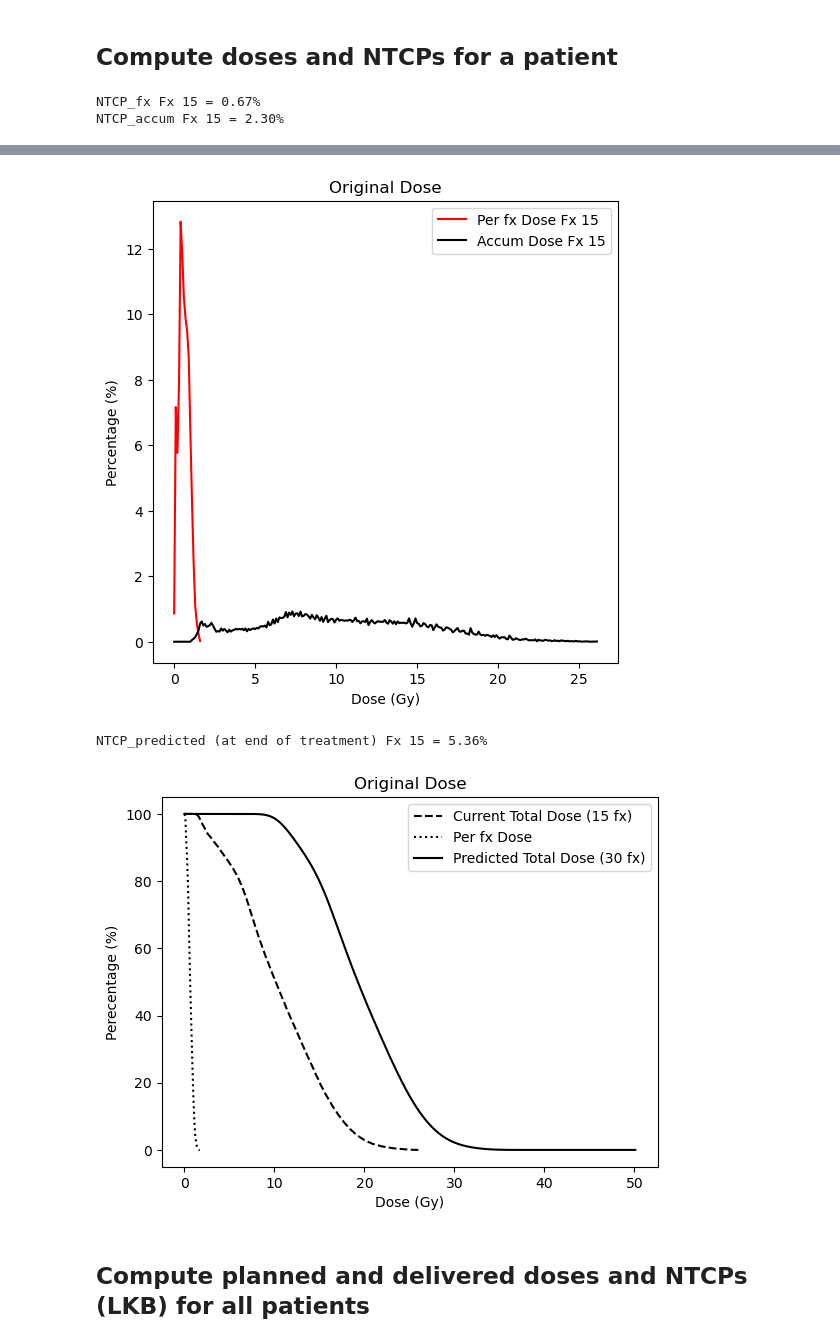
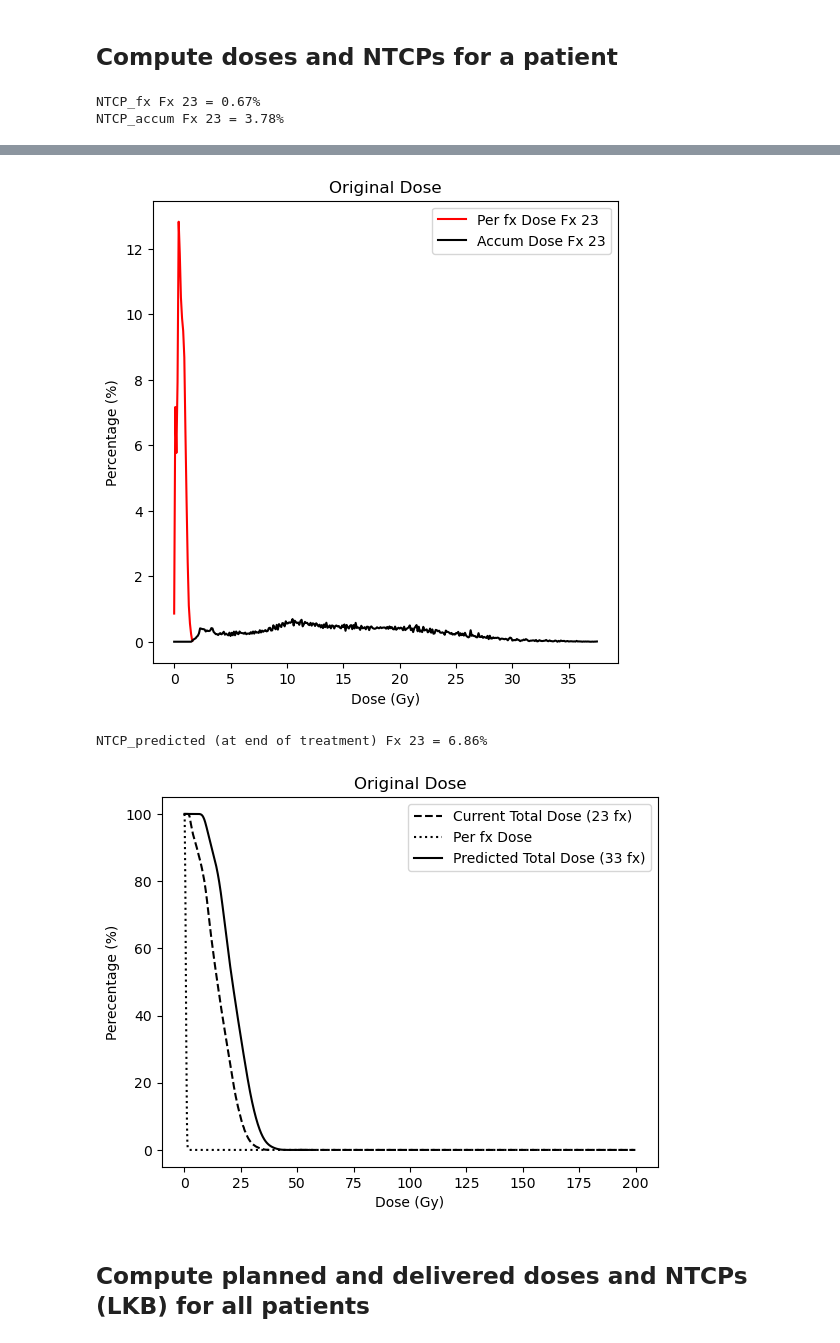
Before and after one commit to raulgarcia66/POMDP-ART, a Jupyter notebook: NTCP Changes/Compute NTCP values.ipynb, the cells around one changed output, grey strips where cells are left out. Saved outputs shown, nothing was run; the diff lists cells and outputs as text; code cells hidden in the pictures.

```diff
--- a/NTCP Changes/Compute NTCP values.ipynb
+++ b/NTCP Changes/Compute NTCP values.ipynb
@@ -421,7 +421,7 @@ nfx = len(all_fx_files)
 all_fx_files = [f'RD.Accumulated.{i+1}.fx.dcm dvh {group_name.lower()}.csv' for i in range(nfx)] # this sorts the fx no
 all_accum_files = [f'RD.Accumulated.{i+1}.dcm dvh {group_name.lower()}.csv' for i in range(nfx)]
 
-fx_no = 15
+fx_no = 22
 df_fx = pd.read_csv(os.path.join(INPUT_DIR,patient,group_name,all_fx_files[fx_no]))
 # Get only the desired structures
 parotid_found = False
@@ -447,7 +447,7 @@ dDVH_vol_percent_fx = -np.diff(vol_percent_fx)
 dDVH_vol_percent_fx = dDVH_vol_percent_fx[~np.isnan(dDVH_vol_percent_fx)] # keep non-NaN values
 # NTCP (from just this fraction)
 NTCP_fx = calculate_NTCP_LKB(dDVH_dose_fx, dDVH_vol_percent_fx, td50, m, n, aB_ratio, 1) # one since just considering this fx
-print(f'NTCP_fx Fx {fx_no} = {NTCP_fx:.2f}%')
+print(f'NTCP_fx Fx {fx_no+1} = {NTCP_fx:.2f}%')
 
 # fx_no = 15
 df_accum = pd.read_csv(os.path.join(INPUT_DIR,patient,group_name,all_accum_files[fx_no]))
@@ -466,12 +466,12 @@ dDVH_vol_percent_accum = -np.diff(vol_percent_accum)
 dDVH_vol_percent_accum = dDVH_vol_percent_accum[~np.isnan(dDVH_vol_percent_accum)] # keep non-NaN values
 # NTCP (all doses up to this fraction)
 NTCP_accum = calculate_NTCP_LKB(dDVH_dose_accum, dDVH_vol_percent_accum, td50, m, n, aB_ratio, fx_no) # nfx replaced 1
-print(f'NTCP_accum Fx {fx_no} = {NTCP_accum:.2f}%')
+print(f'NTCP_accum Fx {fx_no+1} = {NTCP_accum:.2f}%')
 
 # Plots
 plt.figure(figsize=(6,6))
-plt.plot(dose_fx, 100*vol_percent_fx, 'r', label=f'Per fx Dose Fx {fx_no}')
-plt.plot(dose_accum, 100*vol_percent_accum, 'k', label=f'Accum Dose Fx {fx_no}')
+plt.plot(dose_fx, 100*vol_percent_fx, 'r', label=f'Per fx Dose Fx {fx_no+1}')
+plt.plot(dose_accum, 100*vol_percent_accum, 'k', label=f'Accum Dose Fx {fx_no+1}')
 plt.legend()
 plt.xlabel('Dose (Gy)')
 plt.ylabel('Percentage (%)')
@@ -479,8 +479,8 @@ plt.title(f'{group_name} Dose')
 plt.show()
 
 plt.figure(figsize=(6,6))
-plt.plot(dDVH_dose_fx, 100*dDVH_vol_percent_fx, 'r', label=f'Per fx Dose Fx {fx_no}')
-plt.plot(dDVH_dose_accum, 100*dDVH_vol_percent_accum, 'k', label=f'Accum Dose Fx {fx_no}')
+plt.plot(dDVH_dose_fx, 100*dDVH_vol_percent_fx, 'r', label=f'Per fx Dose Fx {fx_no+1}')
+plt.plot(dDVH_dose_accum, 100*dDVH_vol_percent_accum, 'k', label=f'Accum Dose Fx {fx_no+1}')
 plt.legend()
 plt.xlabel('Dose (Gy)')
 plt.ylabel('Percentage (%)')
@@ -488,18 +488,25 @@ plt.title(f'{group_name} Dose')
 plt.show()
 
 x = np.arange(0, 200, 0.1)
-current_fx = 15
-final_fx = 30
-# vol_percent_accum = np.pad(vol_percent_accum, (0,len(x)-len(vol_percent_accum)), 'constant') # add 0's to fit in graph?
-# vol_percent_fx_ = np.pad(vol_percent_fx, (0,len(x)-len(vol_percent_fx)), 'constant')
-plt.plot(x[:len(vol_percent_accum)], 100*vol_percent_accum, color='k', linestyle='--', label=f'Current Total Dose ({current_fx} fx)')
+current_fx = fx_no
+final_fx = nfx
+vol_percent_accum = np.pad(vol_percent_accum, (0,len(x)-len(vol_percent_accum)), 'constant') # add 0's to fit in graph?
+vol_percent_fx = np.pad(vol_percent_fx, (0,len(x)-len(vol_percent_fx)), 'constant')
+plt.plot(x[:len(vol_percent_accum)], 100*vol_percent_accum, color='k', linestyle='--', label=f'Current Total Dose ({current_fx+1} fx)')
 plt.plot(x[:len(vol_percent_fx)], 100*vol_percent_fx, color='k', linestyle=':', label='Per fx Dose')
 dDVH_vol_percent_accum_padded = np.pad(dDVH_vol_percent_accum, (0,len(x)-len(dDVH_vol_percent_accum)), 'constant')
 dDVH_vol_percent_fx_padded = np.pad(dDVH_vol_percent_fx, (0,len(x)-len(dDVH_vol_percent_fx)), 'constant')
 # compute_dose_at_fx(total_dose, fx_dose, current_fx, final_fx)
+
+# Without padding
+# vol_percent_predicted, dDVH_percent_predicted  = compute_dose_at_fx(dDVH_vol_percent_accum, dDVH_vol_percent_fx, current_fx, final_fx)
+# NTCP_predicted = calculate_NTCP_LKB(x[:len(dDVH_percent_predicted)], dDVH_percent_predicted, td50, m, n, aB_ratio, nfx)
+# print(f'NTCP_predicted w/out padding (at end of treatment) Fx {current_fx+1} = {NTCP_predicted:.2f}%')
+# With padding
 vol_percent_predicted, dDVH_percent_predicted  = compute_dose_at_fx(dDVH_vol_percent_accum_padded, dDVH_vol_percent_fx_padded, current_fx, final_fx)
 NTCP_predicted = calculate_NTCP_LKB(x[:len(dDVH_percent_predicted)], dDVH_percent_predicted, td50, m, n, aB_ratio, nfx)
-print(f'NTCP_predicted (at end of treatment) Fx {fx_no} = {NTCP_predicted:.2f}%')
+print(f'NTCP_predicted (at end of treatment) Fx {current_fx+1} = {NTCP_predicted:.2f}%')
+
 right_most_ind = np.argmin(vol_percent_predicted)
 plt.plot(x[:right_most_ind], 100*vol_percent_predicted[:right_most_ind], color='k', label=f'Predicted Total Dose ({final_fx} fx)')
 plt.legend()
@@ -508,5 +515,5 @@ plt.ylabel('Perecentage (%)')
 plt.title(f'{group_name} Dose')
 plt.show()
 # %% [output]
-NTCP_fx Fx 15 = 0.67%
-NTCP_accum Fx 15 = 2.30%
+NTCP_fx Fx 23 = 0.67%
+NTCP_accum Fx 23 = 3.78%
@@ -514,6 +521,6 @@ NTCP_accum Fx 15 = 2.30%
-[figure, old version]
+[figure, new version]
-NTCP_predicted (at end of treatment) Fx 15 = 5.36%
+NTCP_predicted (at end of treatment) Fx 23 = 6.86%
-[figure, old version]
+[figure, new version]
 # %% [markdown]
 ## Compute planned and delivered doses and NTCPs (LKB) for all patients
 # %% [markdown]
```
Also changed, not shown: parts of 3 cells of this notebook.
